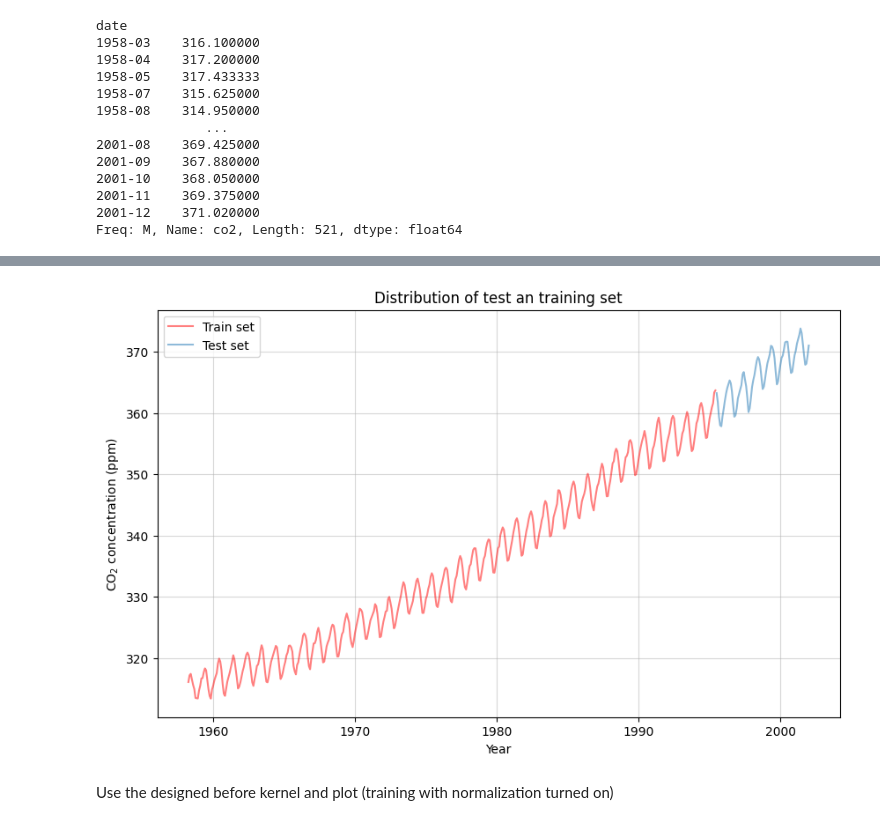
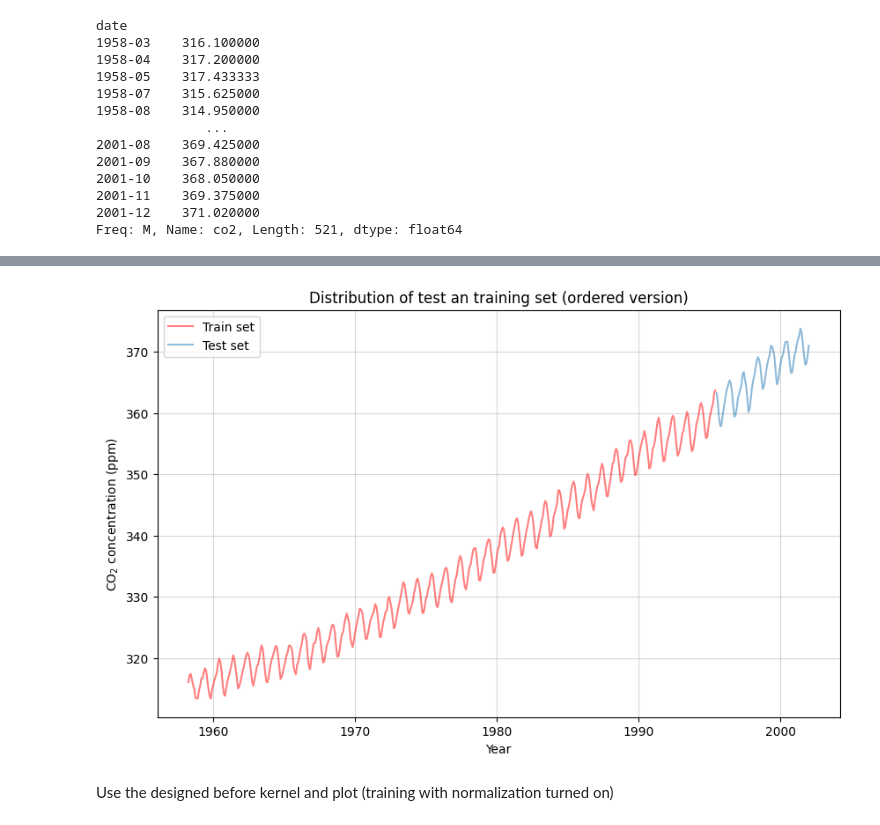
Before and after one commit to alessimichele/probml-units, a Jupyter notebook: homework-2023/02_bayesian_reg_class_gps_HW.ipynb, the cells around one changed output, grey strips where cells are left out. Saved outputs shown, nothing was run; the diff lists cells and outputs as text; code cells hidden in the pictures.

```diff
--- a/homework-2023/02_bayesian_reg_class_gps_HW.ipynb
+++ b/homework-2023/02_bayesian_reg_class_gps_HW.ipynb
@@ -282,27 +341,27 @@ gp.score(X_test, y_test)
 # %%
 X_train, X_test, y_train, y_test = train_test_split(
     co2_data.index, co2_data.co2, train_size=.85, shuffle=False)
 
 X_train = (X_train.year + X_train.month / 12).to_numpy().reshape(-1, 1)
 X_test = (X_test.year + X_test.month / 12).to_numpy().reshape(-1, 1)
 
 plt.figure(figsize=(10, 6))
 
-plt.title("Distribution of test an training set")
+plt.title("Distribution of test an training set (ordered version)")
 
 plt.plot(X_train, y_train, label='Train set', alpha= .5, color = 'red')
 plt.plot(X_test, y_test, label='Test set', alpha=.5)
 
 plt.legend()
 
 plt.xlabel("Year")
 plt.ylabel("CO$_2$ concentration (ppm)")
 
 plt.grid(alpha=.5)
 
 plt.show()
 # %% [output]
-[figure, old version]
+[figure, new version]
 # %% [markdown]
 Use the designed before kernel and plot (training with normalization turned on)
 # %%
```
Also changed, not shown: parts of 39 cells of this notebook, 1 other file.
